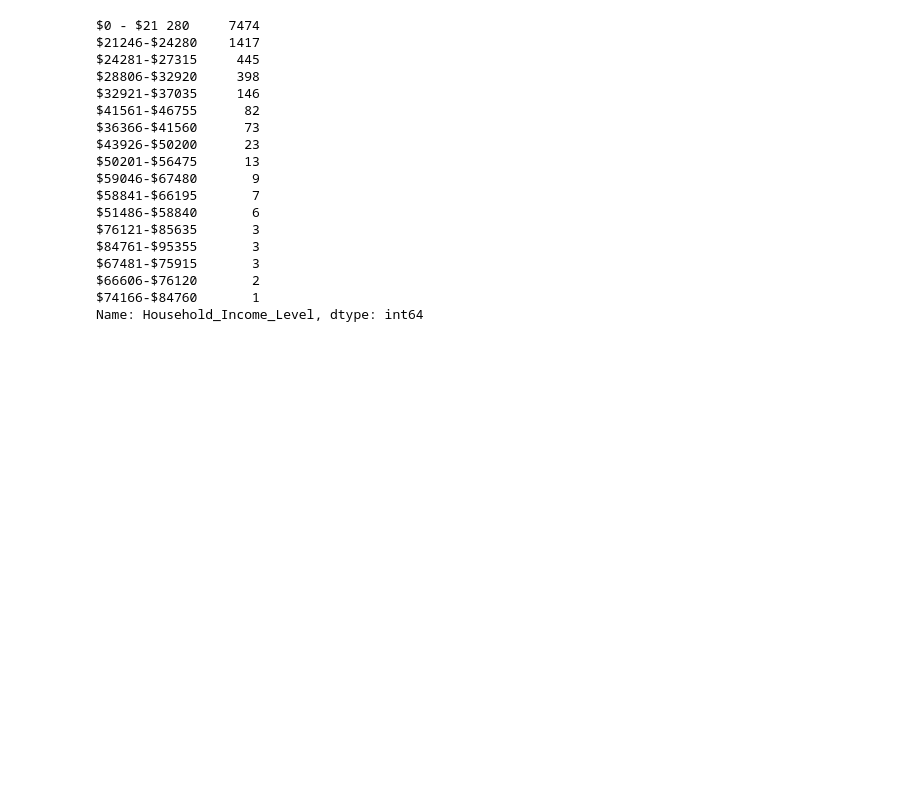
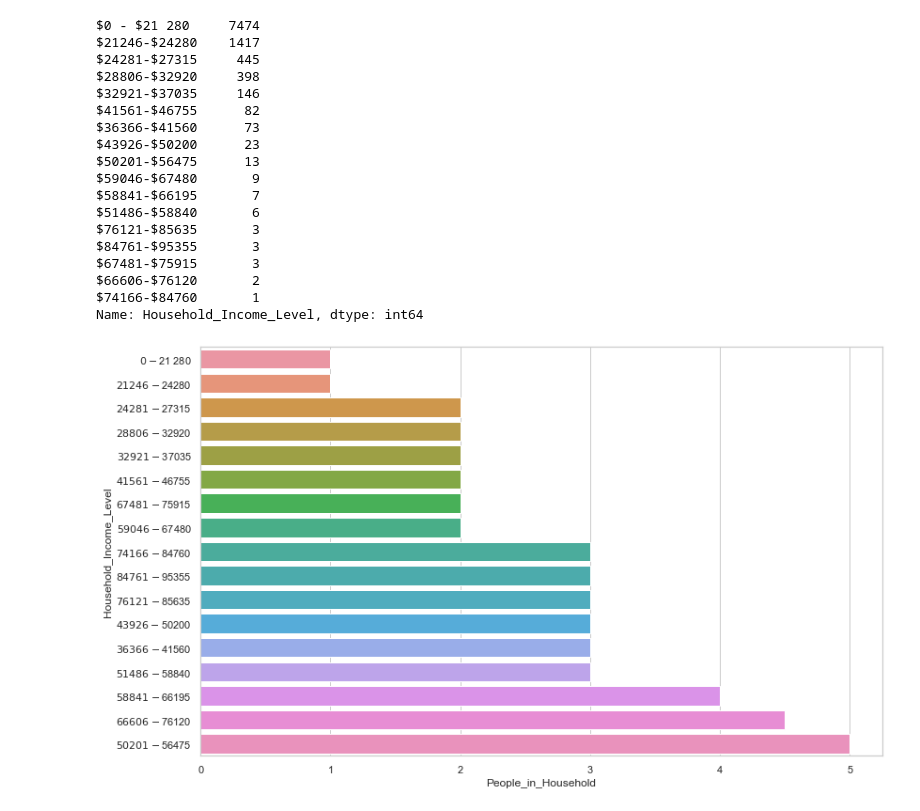
Before and after one commit to Rhunsilval/smile_on_python, a Jupyter notebook: notebook/UniqueIDs.ipynb, the cells around one changed output. Drawn from its saved outputs; the diff is of its cells as text; code cells hidden in the pictures; blank space fills up the shorter version.

```diff
--- a/notebook/UniqueIDs.ipynb
+++ b/notebook/UniqueIDs.ipynb
@@ -161,3 +211,15 @@ $67481-$75915       3
 $66606-$76120       2
 $74166-$84760       1
 Name: Household_Income_Level, dtype: int64
+# %%
+sns.set_theme(style="whitegrid")
+#f, ax = plt.subplots(figsize=(6, 15))
+sns.set_color_codes("pastel")
+sns.barplot(x="People_in_Household", y="Household_Income_Level", data=dental, order = dental["People_in_Household"],
+             color="b")
+# %%
+dental1 = dental.groupby(['Household_Income_Level'])['People_in_Household'].aggregate(np.median).reset_index().sort_values('People_in_Household')
+sns.barplot(x='People_in_Household', y="Household_Income_Level", data=dental1) #formerly: sns.barplot(x='Id', y="Speed", data=df, palette=colors, order=result['Id'])
+plt.show()
+# %% [output]
+[figure, added]
```
Also changed, not shown: parts of 32 cells of this notebook, 2 other files.
